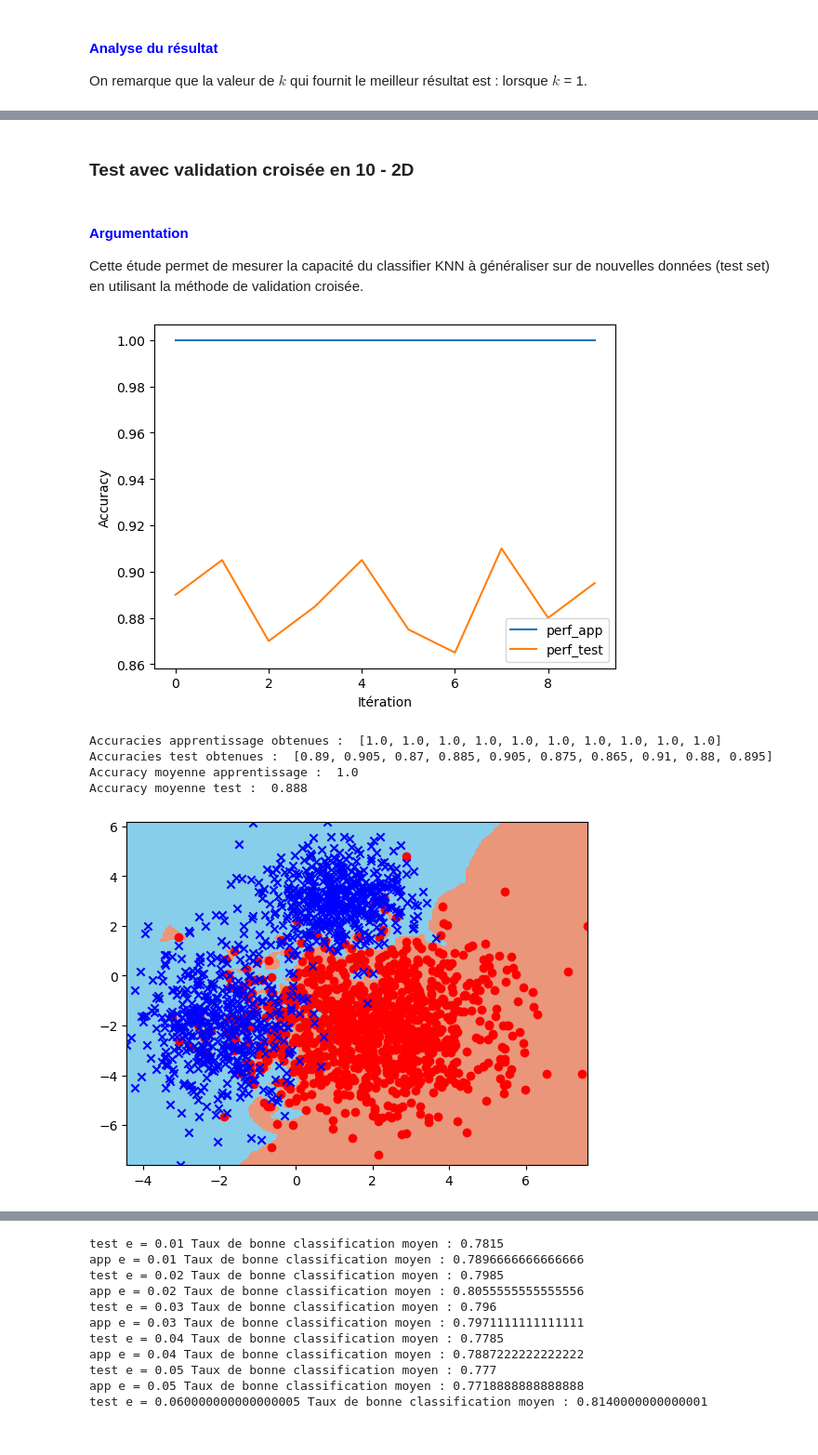
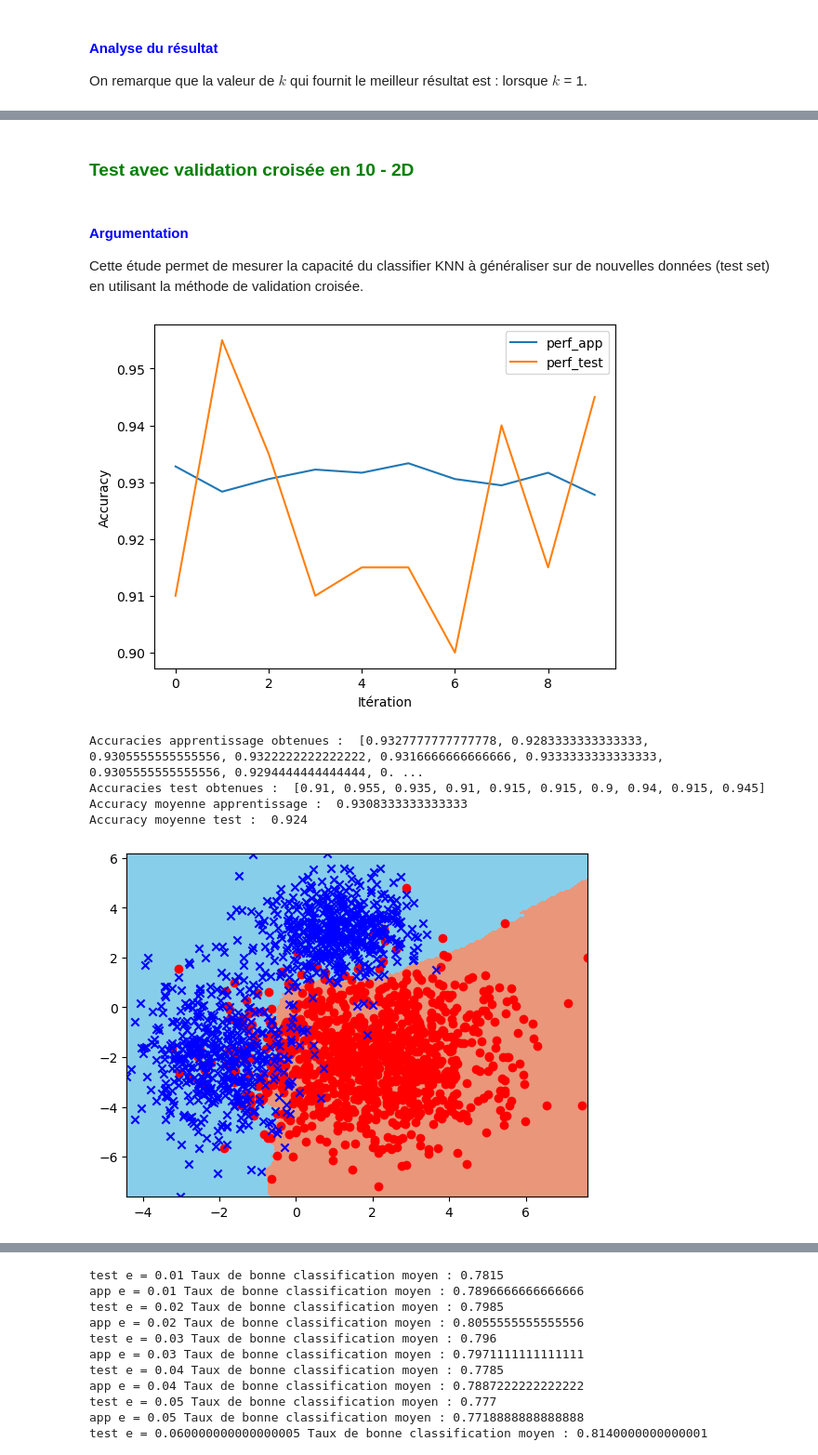
Before and after one commit to celine-yes/TME_DataScience, a Jupyter notebook: projet-1/projet-1-Fan-Lacour.ipynb, the cells around one changed output, grey strips where cells are left out. Shown: that part at 93% size. Drawn from its saved outputs; the diff is of its cells as text; code cells hidden in the pictures.

```diff
--- a/projet-1/projet-1-Fan-Lacour.ipynb
+++ b/projet-1/projet-1-Fan-Lacour.ipynb
@@ -485,7 +483,7 @@ On remarque que la valeur de $k$ qui fournit le meilleur résultat est : lorsque
 # Listes qui vont servir à mémoriser les accuracy du perceptron à chaque étape:
 train_acc = []
 test_acc = []
-classifierKNN2 = ClassifierKNN(2, 1)
+classifierKNN2 = ClassifierKNN(2, 23)
 
 # Réalisation de N itérations
 N = 100
@@ -524,7 +522,7 @@ L'accuracy ne varie pas au cours de l'apprentissage du classifierKNN, en effet,
 # Listes qui vont servir à mémoriser les accuracy du perceptron à chaque étape:
 train_acc = []
 test_acc = []
-classifierKNN2 = ClassifierKNN(5, 1)
+classifierKNN2 = ClassifierKNN(5, 5)
 
 # Réalisation de N itérations
 N = 100
@@ -553,5 +551,5 @@ Même résultat que le dataset 2D
 # %% [markdown]
-### Test avec validation croisée en 10 - 2D
+### <font color="green">Test avec validation croisée en 10 - 2D</font>
 # %% [markdown]
 #### <font color="blue">Argumentation</font>
 Cette étude permet de mesurer la capacité du classifier KNN à généraliser sur de nouvelles données (test set) en utilisant la méthode de validation croisée.
@@ -563,40 +561,40 @@ perf_test = []
 
 # mélanger des exemples
 index = np.random.permutation(len(X2D)) # mélange des index
 Xm = X2D[index]
 Ym = Y2D[index]
 
 # réaliser une validation croisée
 for i in range(nb_iter):
     Xapp,Yapp,Xtest,Ytest = crossval_strat(Xm, Ym, nb_iter, i)
-    un_KNN = ClassifierKNN(2, 1)
+    un_KNN = ClassifierKNN(2, 23)
     un_KNN.train(Xapp, Yapp)
     perf_app.append(un_KNN.accuracy(Xapp, Yapp))
     perf_test.append(un_KNN.accuracy(Xtest, Ytest))
 
 
 # Traçage de la courbe des variations d'accuracy
 plt.plot(range(nb_iter),perf_app, perf_test)
 plt.ylabel('Accuracy')
 plt.xlabel("Itération")
 plt.legend(['perf_app','perf_test'])
 plt.show()
 
 # Affichage de la frontière de séparation des classes (en prenant tous les exemples de la base)
 plot_frontiere(X2D,Y2D,un_KNN,step=150)
 plot2DSet(X2D,Y2D)
 
 print("Accuracies apprentissage obtenues : ",perf_app)
 print("Accuracies test obtenues : ",perf_test)
 print("Accuracy moyenne apprentissage : ", statistics.mean(perf_app))
 print("Accuracy moyenne test : ", statistics.mean(perf_test))
 # %% [output]
-[figure, old version]
+[figure, new version]
-Accuracies apprentissage obtenues :  [1.0, 1.0, 1.0, 1.0, 1.0, 1.0, 1.0, 1.0, 1.0, 1.0]
-Accuracies test obtenues :  [0.89, 0.905, 0.87, 0.885, 0.905, 0.875, 0.865, 0.91, 0.88, 0.895]
-Accuracy moyenne apprentissage :  1.0
-Accuracy moyenne test :  0.888
+Accuracies apprentissage obtenues :  [0.9327777777777778, 0.9283333333333333, 0.9305555555555556, 0.9322222222222222, 0.9316666666666666, 0.9333333333333333, 0.9305555555555556, 0.9294444444444444, 0. ...
+Accuracies test obtenues :  [0.91, 0.955, 0.935, 0.91, 0.915, 0.915, 0.9, 0.94, 0.915, 0.945]
+Accuracy moyenne apprentissage :  0.9308333333333333
+Accuracy moyenne test :  0.924
-[figure, old version]
+[figure, new version]
 # %% [markdown]
 #### <font color="blue">Analyse du résultat</font>
 
```
Also changed, not shown: parts of 53 cells of this notebook.
